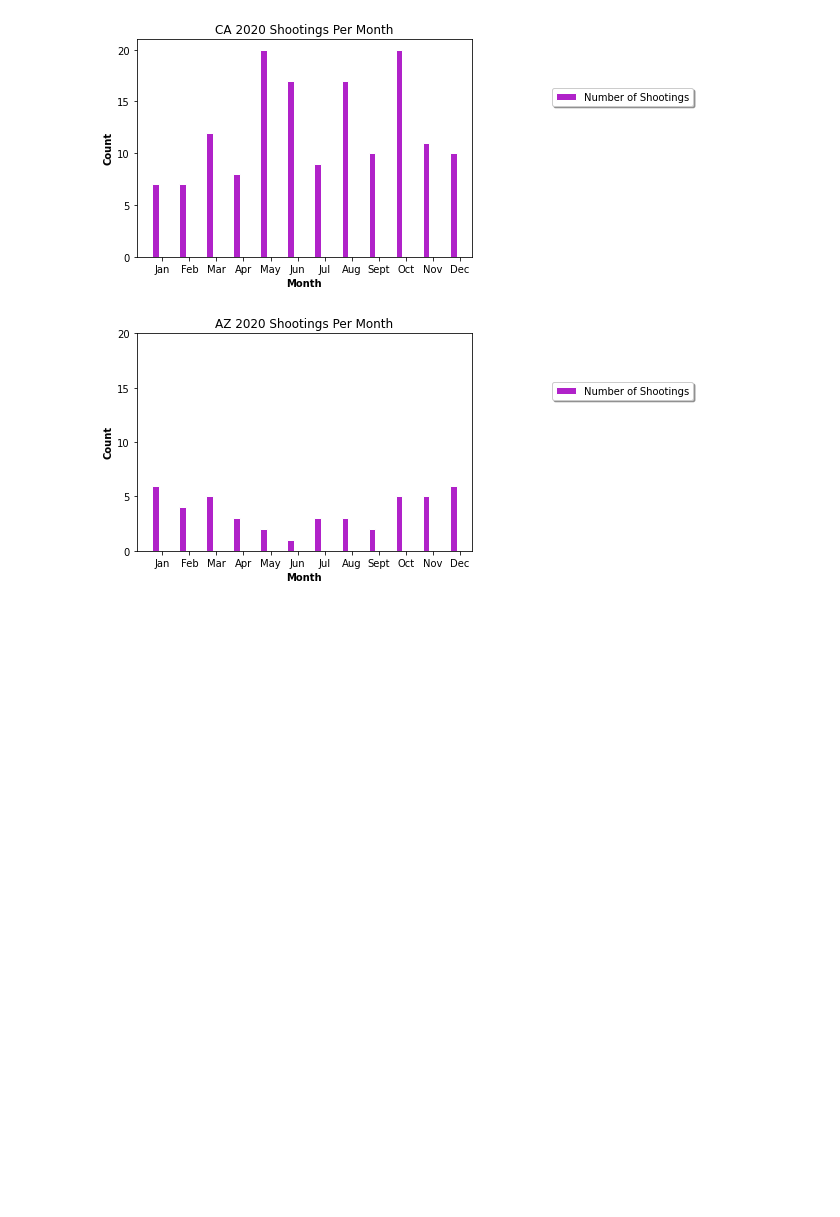
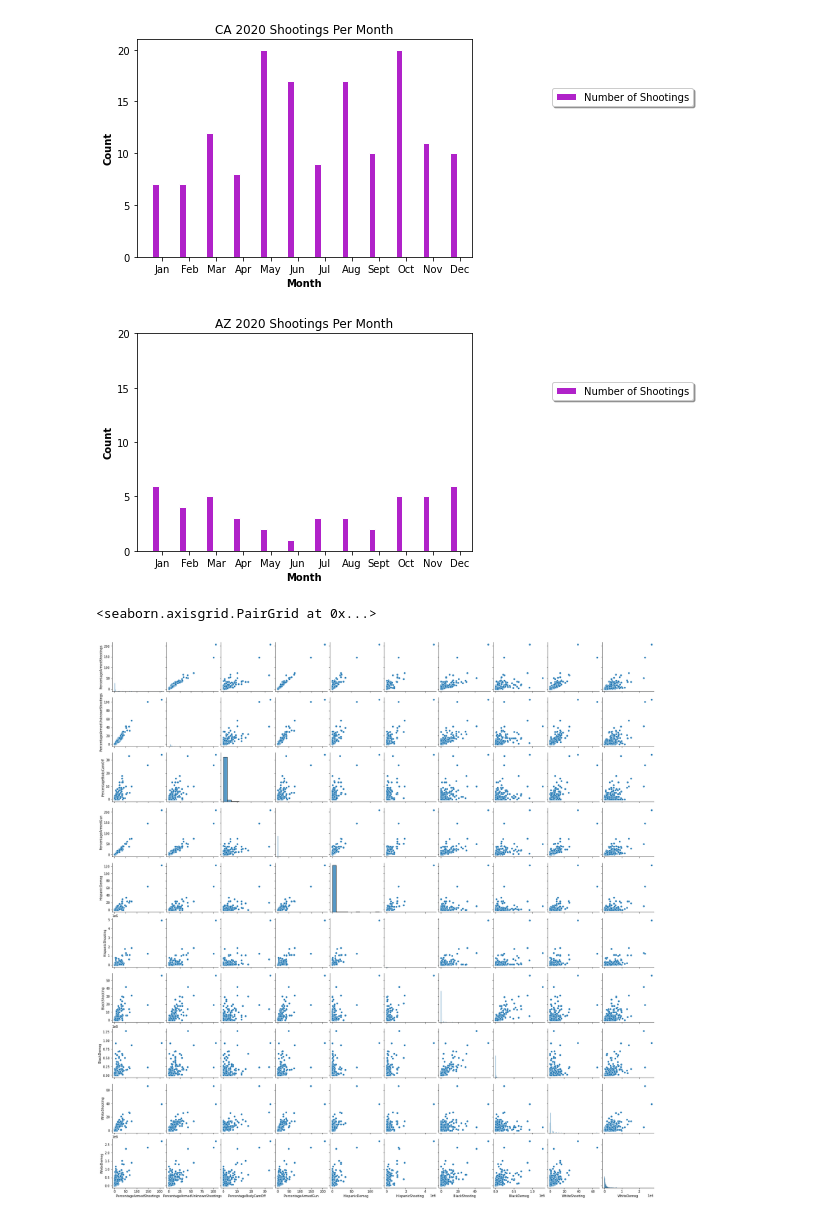
Before and after one commit to bzamora020/data-exploration-research, a Jupyter notebook: python-processing/visualization.ipynb, the cells around one changed output. Cells and saved outputs as stored; diff of their text form; code cells hidden in the pictures; blank space fills up the shorter version.

```diff
--- a/python-processing/visualization.ipynb
+++ b/python-processing/visualization.ipynb
@@ -387,3 +387,13 @@ plt.legend(loc='upper center', bbox_to_anchor=(1.45, 0.8), shadow=True, ncol=1)
 plt.show()
 # %% [output]
 [figure]
+# %%
+import seaborn as sns
+import pandas as pd
+df = pd.read_csv("countiesDemogAndShootingCounts.csv")
+
+# use the function regplot to make a scatterplot
+sns.pairplot(df, kind="scatter")
+# %% [output]
+<seaborn.axisgrid.PairGrid at 0x...>
+[figure, added]
```
Also changed, not shown: parts of 3 cells of this notebook, 23 other files.
